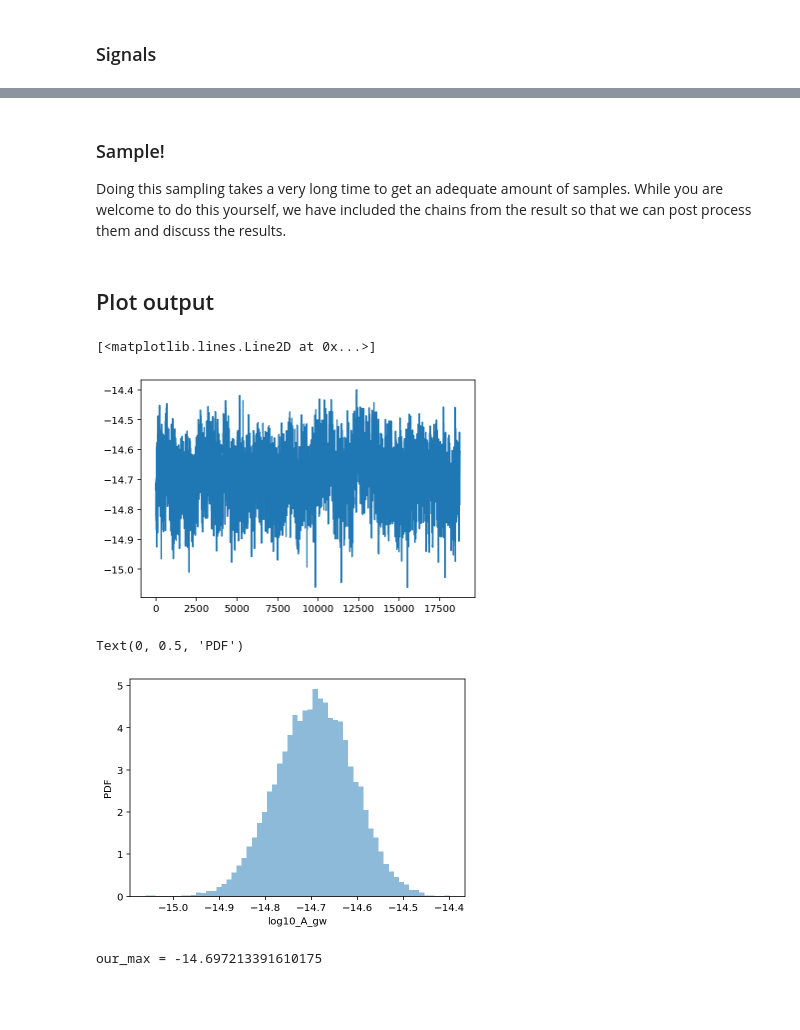
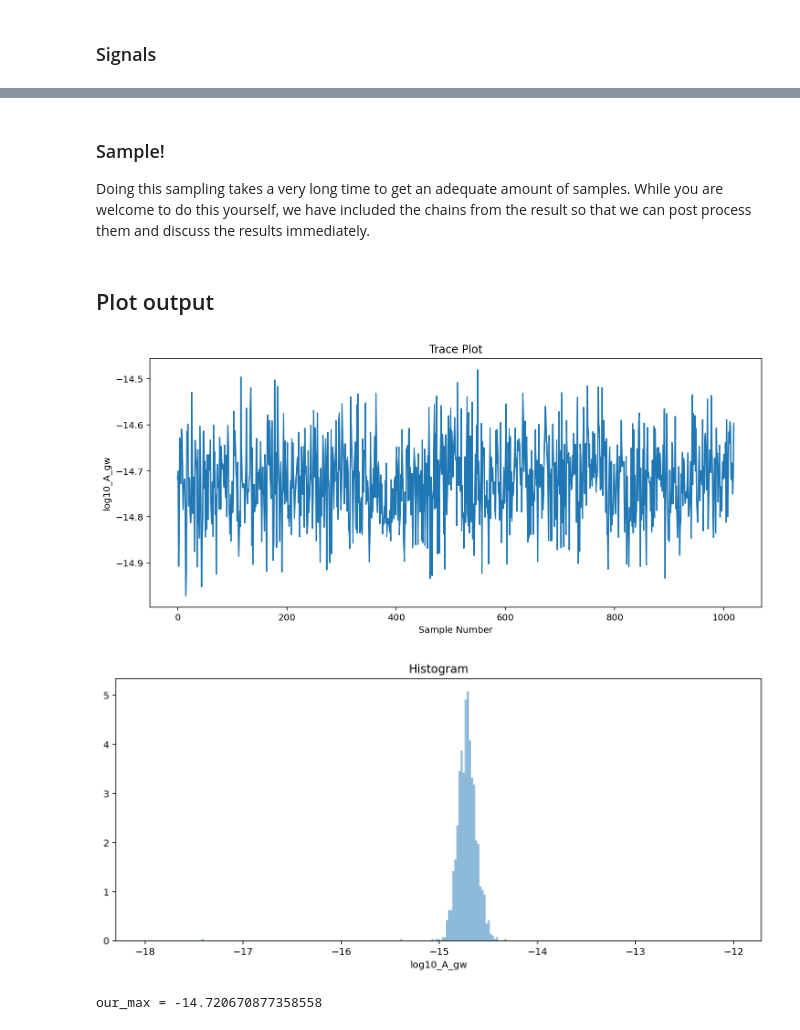
Before and after one commit to nanograv/12p5yr_stochastic_analysis, a Jupyter notebook: tutorials/full_pta/pe_verbose.ipynb, the cells around one changed output, grey strips where cells are left out. Saved outputs shown, nothing was run; the diff lists cells and outputs as text; code cells hidden in the pictures; blank space fills up the shorter version.

```diff
--- a/tutorials/full_pta/pe_verbose.ipynb
+++ b/tutorials/full_pta/pe_verbose.ipynb
@@ -199,7 +205,7 @@ sampler = ptmcmc(ndim, pta.get_lnlikelihood, pta.get_lnprior, cov,
 # %% [markdown]
 ### Sample!
 
-Doing this sampling takes a very long time to get an adequate amount of samples. While you are welcome to do this yourself, we have included the chains from the result so that we can post process them and discuss the results.
+Doing this sampling takes a very long time to get an adequate amount of samples. While you are welcome to do this yourself, we have included the chains from the result so that we can post process them and discuss the results immediately.
 # %%
 # sampler for N steps (uncomment the last line if you want to sample this yourself)
 N = int(5e6)
@@ -219,27 +225,33 @@ burn = int(0.25 * chain.shape[0])  # remove burn in segment of sampling
 ind = list(pta.param_names).index('log10_A_gw')
 # %%
 # Make trace-plot to diagnose sampling
+plt.figure(figsize=(12, 5))
 plt.plot(chain[burn:, ind])
+plt.xlabel('Sample Number')
+plt.ylabel('log10_A_gw')
+plt.title('Trace Plot')
+plt.show()
 # %% [output]
-[<matplotlib.lines.Line2D at 0x...>]
-[figure, old version]
+[figure, new version]
 # %%
 # Plot a histogram of the marginalized posterior distribution
-plt.hist(chain[burn:,ind], bins=60, histtype='stepfilled',
+bins = fd_bins(chain[:, ind], logAmin=-18, logAmax=-12)  # let FD rule decide bins (in ../settings.py)
+plt.figure(figsize=(12, 5))
+plt.title('Histogram')
+plt.hist(chain[:, ind], bins=bins, histtype='stepfilled',
          lw=2, color='C0', alpha=0.5, density=True)
 plt.xlabel('log10_A_gw')
-plt.ylabel('PDF')
+plt.show()
 # %% [output]
-Text(0, 0.5, 'PDF')
-[figure, old version]
+[figure, new version]
 # %%
 hist = np.histogram(chain[burn:, pta.param_names.index('log10_A_gw')],
-                          bins=60,
+                          bins=bins,
                           density=True)
 max_ind = np.argmax(hist[0])
 print('our_max =', hist[1][max_ind])  # from our computation
 # %% [output]
-our_max = -14.697213391610175
+our_max = -14.720670877358558
 # %% [markdown]
 ## Discussion
 
```
Also changed, not shown: parts of 12 cells of this notebook, 9 other files.
